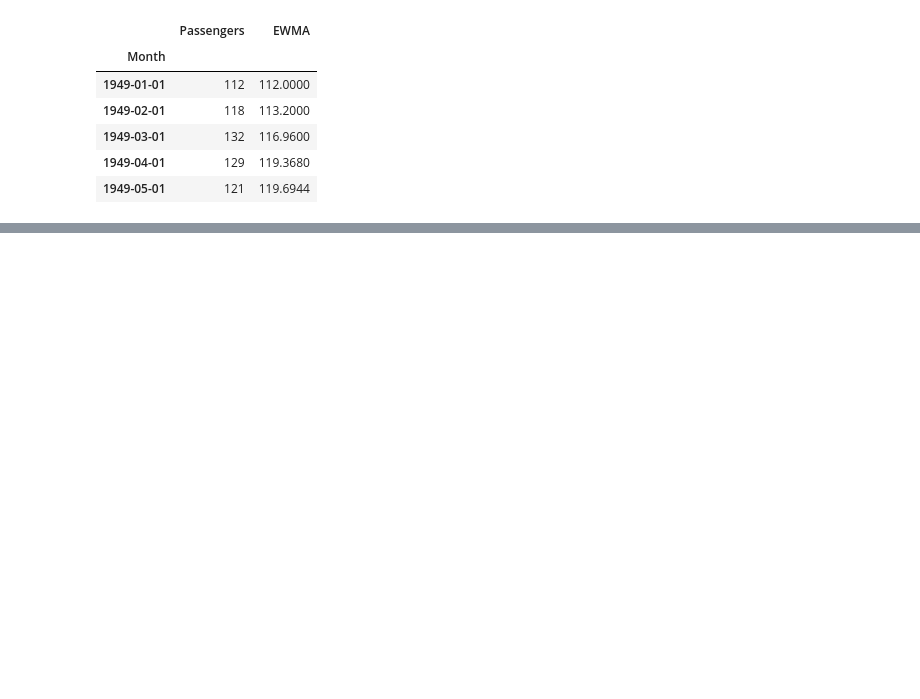
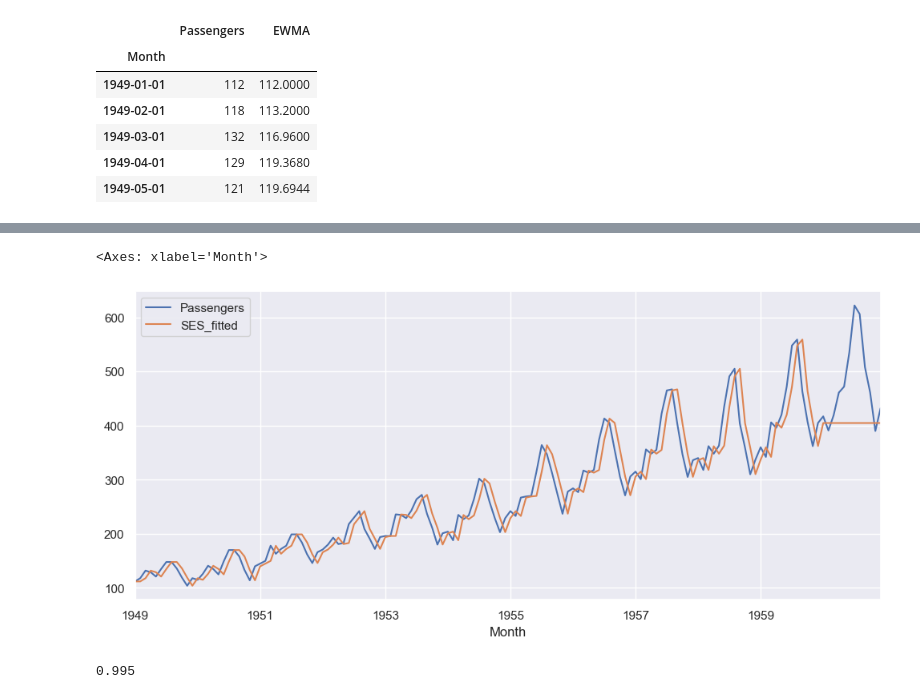
Before and after one commit to AndreiRoibu/AIforFinancialEngineering, a Jupyter notebook: TimeSeriesAnalysis/SimpleExponentialSmoothing.ipynb, the cells around one changed output, grey strips where cells are left out. Saved outputs shown, nothing was run; the diff lists cells and outputs as text; code cells hidden in the pictures; blank space fills up the shorter version.

Commit message:
adding holt model and several small changes to SES

```diff
--- a/TimeSeriesAnalysis/SimpleExponentialSmoothing.ipynb
+++ b/TimeSeriesAnalysis/SimpleExponentialSmoothing.ipynb
@@ -63,0 +103,26 @@ ses = SimpleExpSmoothing(df['Passengers'])
+# %%
+# Carry out a train-test split with 12 data points and forecasting
+N_test = 12
+train = df.iloc[:len(df)-N_test]
+test = df.iloc[len(df)-N_test:]
+# %%
+ses = SimpleExpSmoothing(train['Passengers'])
+results = ses.fit() # not passing in alpha because we want the model to optimize it for us
+# %%
+# Assign the predictions back to the model
+
+train_index = df.index <= train.index[-1]
+test_index = df.index > train.index[-1]
+
+df.loc[train_index, 'SES_fitted'] = results.fittedvalues
+df.loc[test_index, 'SES_fitted'] = results.forecast(N_test)
+
+df[['Passengers', 'SES_fitted']].plot(figsize=(12, 5))
+# %% [output]
+<Axes: xlabel='Month'>
+[figure, added]
+# %%
+# Let's check the alpha
+results.model.params['smoothing_level']
+# %% [output]
+0.995
```
Also changed, not shown: parts of 8 cells of this notebook, 1 other file.
